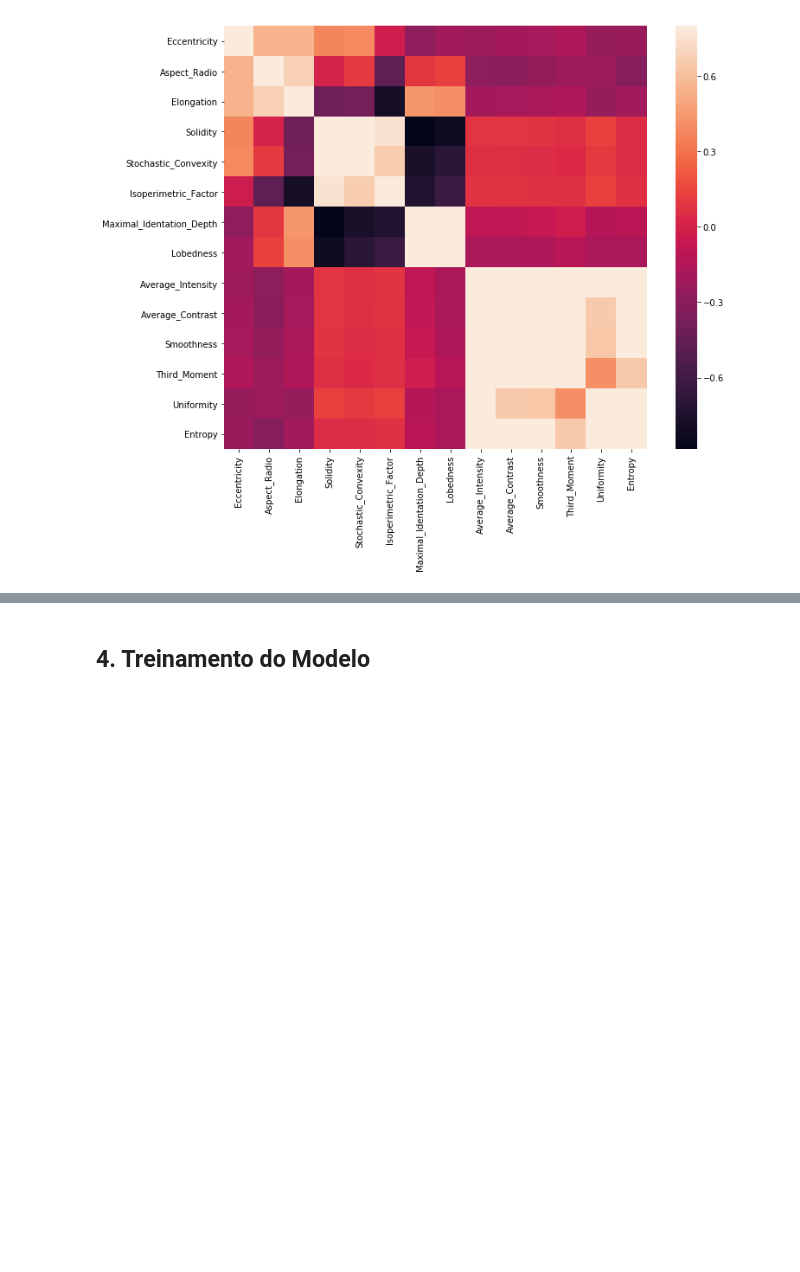
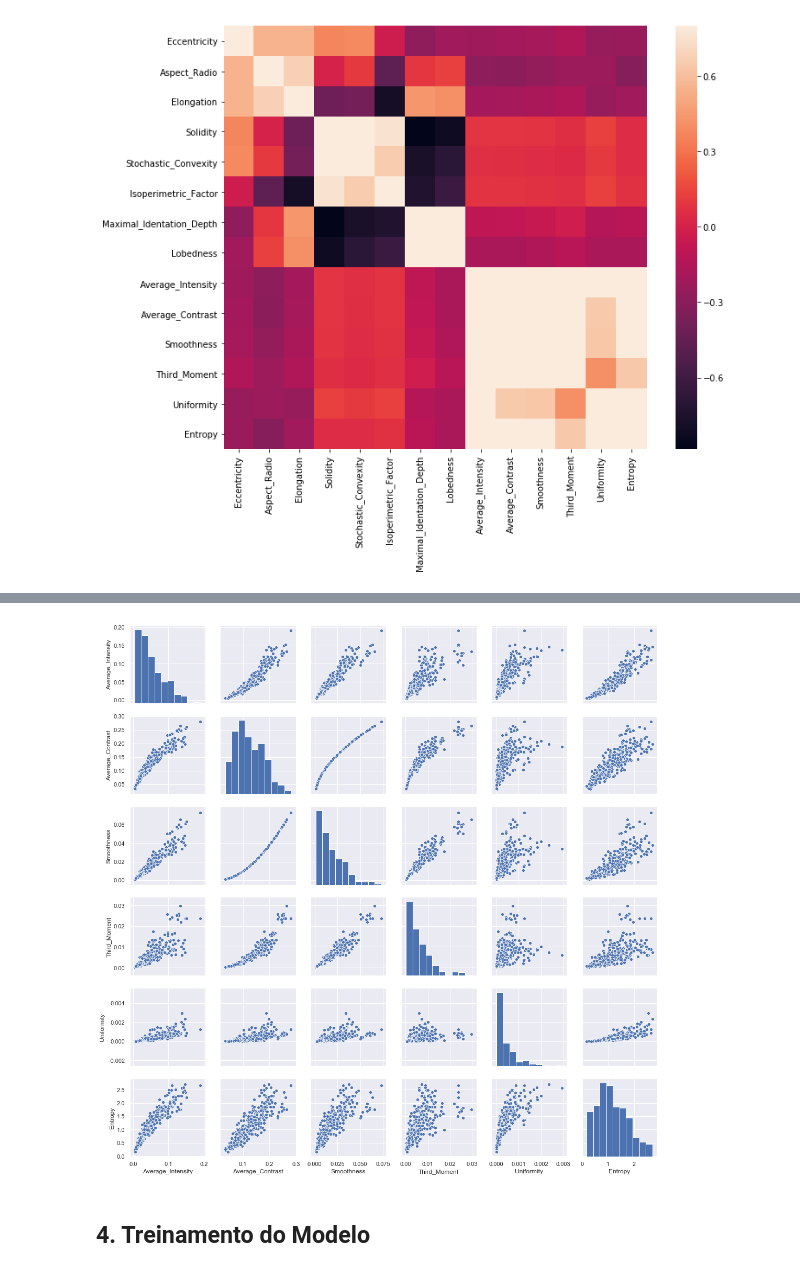
Before and after one commit to mso13/projeto2-leaf, a Jupyter notebook: Projeto 2 - FSI.ipynb, the cells around one changed output, grey strips where cells are left out. Saved outputs shown, nothing was run; the diff lists cells and outputs as text; code cells hidden in the pictures; blank space fills up the shorter version.

```diff
--- a/Projeto 2 - FSI.ipynb
+++ b/Projeto 2 - FSI.ipynb
@@ -63,3 +71,11 @@ plt.savefig('corr-map.png')
+# %%
+# Scatterplot - Atributos de Textura
+sns.set()
+cols = ['Average_Intensity', 'Average_Contrast', 'Smoothness', 'Third_Moment', 'Uniformity', 'Entropy']
+sns.pairplot(X[cols], size = 2.5)
+plt.show()
+# %% [output]
+[figure, added]
 # %% [markdown]
 ## 4. Treinamento do Modelo
 # %%
```
Also changed, not shown: parts of 1 cell of this notebook, 3 other files.
